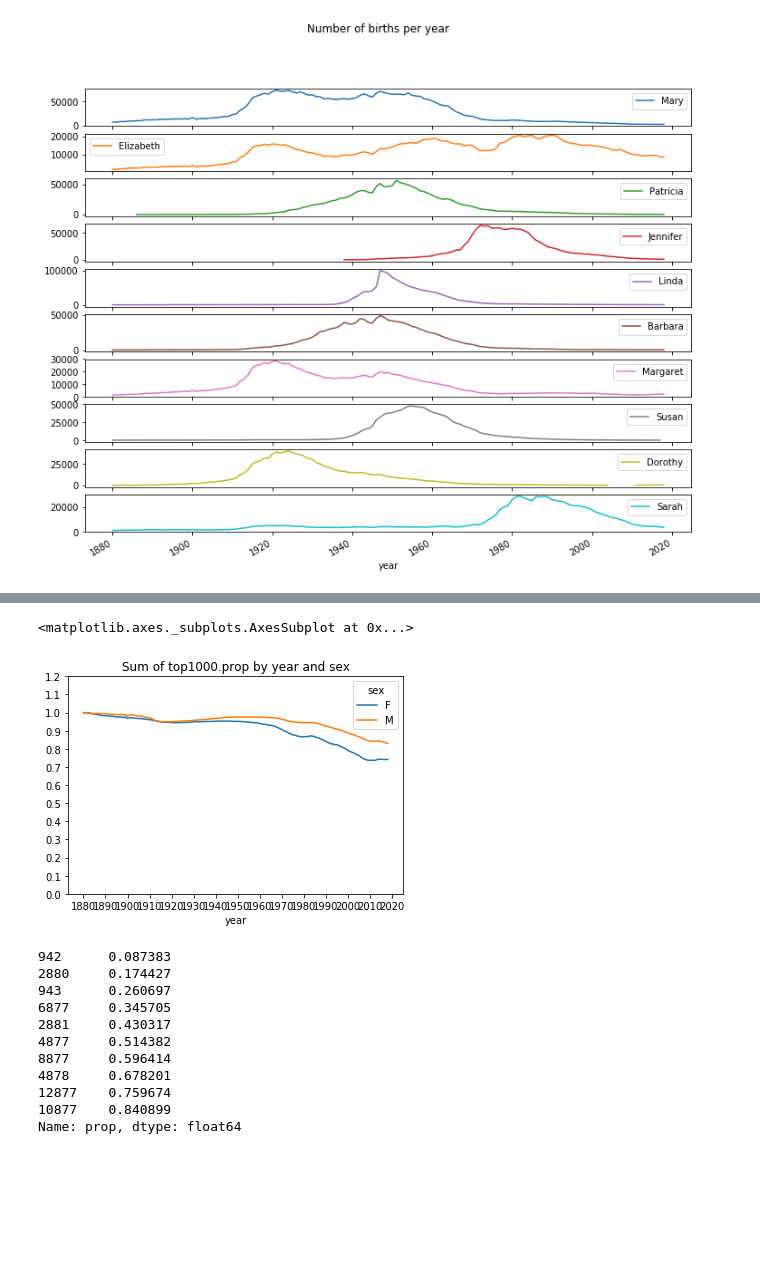
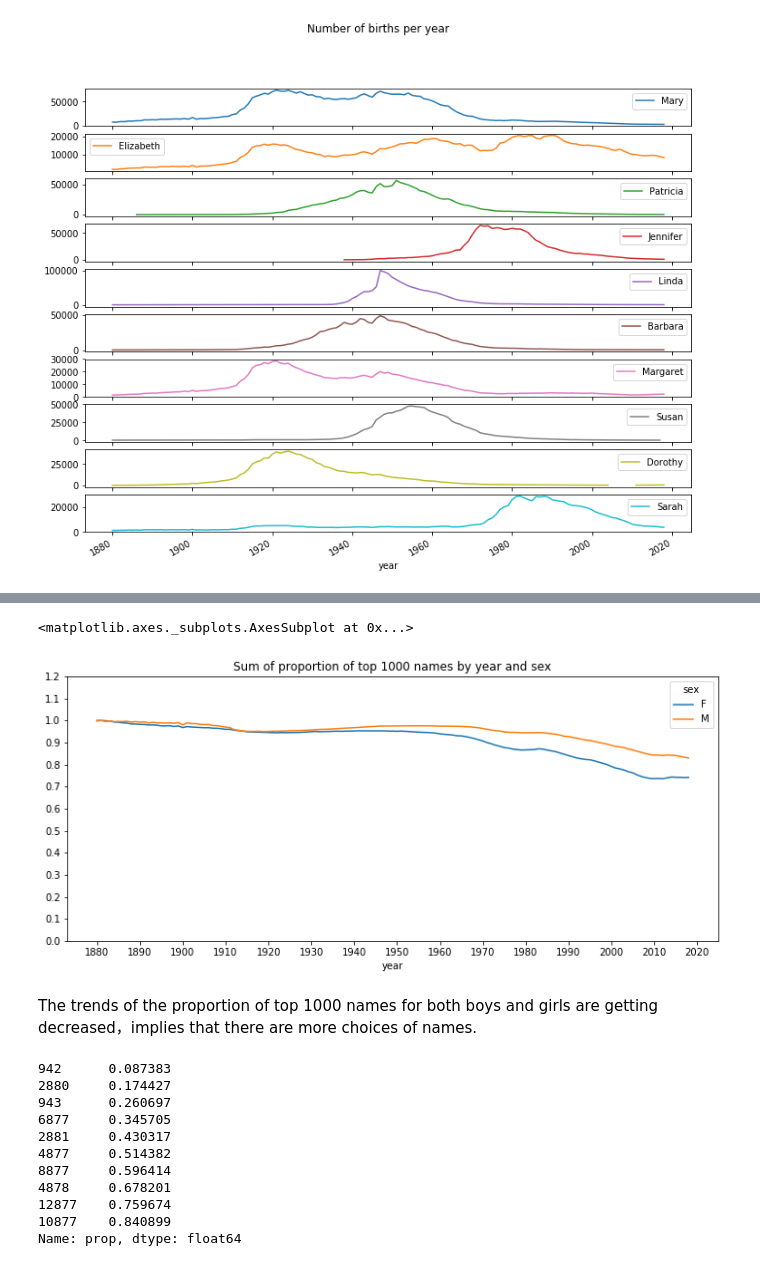
Before and after one commit to ffflora/data-analysis-projects, a Jupyter notebook: babynames.ipynb, the cells around one changed output, grey strips where cells are left out. Drawn from its saved outputs; the diff is of its cells as text; code cells hidden in the pictures; blank space fills up the shorter version.

```diff
--- a/babynames.ipynb
+++ b/babynames.ipynb
@@ -178,12 +175,13 @@ Name: prop, dtype: int64
 # %%
 # use year and sex to do cluster and plot
 
 table = top1000.pivot_table('prop',index='year',columns='sex',aggfunc=sum)
-table.plot(title='Sum of top1000.prop by year and sex',yticks=np.linspace(0,1.2,13),xticks=range(1880,2021,10))
-# 这个 top1000 trend 在下降，意味着有越来越多其他的名字在被使用。
+table.plot(title='Sum of proportion of top 1000 names by year and sex',figsize=(12,5),yticks=np.linspace(0,1.2,13),xticks=range(1880,2021,10))
 # %% [output]
 <matplotlib.axes._subplots.AxesSubplot at 0x...>
-[figure, old version]
+[figure, new version]
+# %% [markdown]
+The trends of the proportion of top 1000 names for both boys and girls are getting decreased，implies that there are more choices of names.
 # %%
 # know which name is at the 50% of the total popularity
 # use prop's cumsum to calculate the total sum, and use searchsorted to get the position of the cumsum, and use a threthold 0.5 to make sure the right position
```
Also changed, not shown: parts of 16 cells of this notebook.
